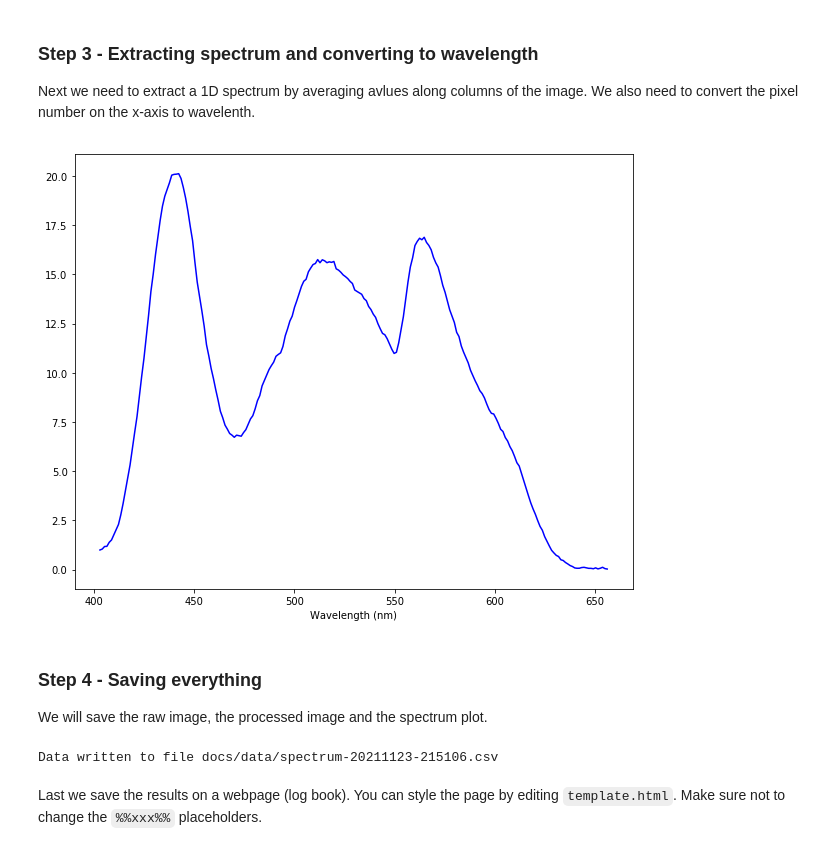
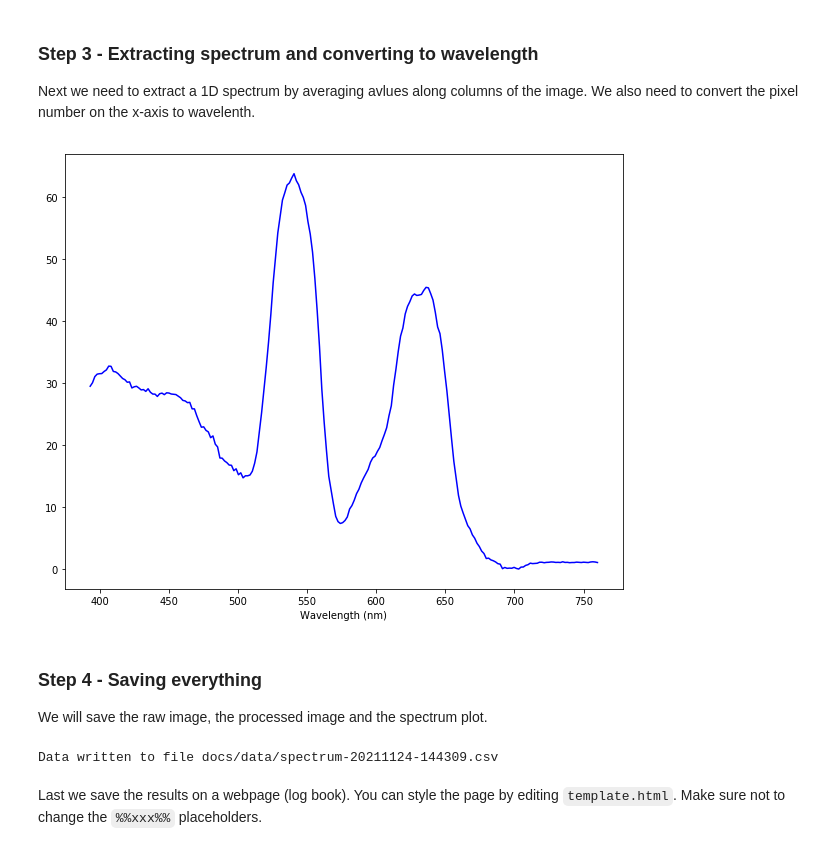
Before and after one commit to apzzd/LegoSpectrometer, a Jupyter notebook: SpectrometerControl.ipynb, the cells around one changed output. Cells and saved outputs as stored; diff of their text form; code cells hidden in the pictures.

Commit message:
new spectrum

```diff
--- a/SpectrometerControl.ipynb
+++ b/SpectrometerControl.ipynb
@@ -239,20 +239,20 @@ disp.display(processed.resize((disp.width, disp.height)))
 Next we need to extract a 1D spectrum by averaging avlues along columns of the image. We also need to convert the pixel number on the x-axis to wavelenth.
 # %%
 # pixel number of the green and orange line in the CFL spectrum
-pixelGreen = 122
-pixelOrange = 180
+pixelGreen = 90
+pixelOrange = 130
 
 # Wavelength in nm for those lines (e.g. from reference spectrum)
 wavelengthGreen = 544
 wavelengthOrange = 611
 
 wavelength, spectrum = getSpectrum(processed, wavelengthGreen, wavelengthOrange, pixelGreen, pixelOrange)
 
 plt.xlabel('Wavelength (nm)')
 plt.plot(wavelength, spectrum, color='blue')
 plt.savefig("docs/images/spectrum-"+measurementTaken+".jpg")
 # %% [output]
-[figure, old version]
+[figure, new version]
 # %% [markdown]
 ### Step 4 - Saving everything
 
@@ -262,7 +262,7 @@ raw.save("docs/images/raw-"+measurementTaken+".jpg")
 processed.save("docs/images/processed-"+measurementTaken+".jpg")
 saveCSV("docs/data/spectrum-"+measurementTaken+".csv", spectrum, wavelength)
 # %% [output]
-Data written to file docs/data/spectrum-20211123-215106.csv
+Data written to file docs/data/spectrum-20211124-144309.csv
 # %% [markdown]
 Last we save the results on a webpage (log book). You can style the page by editing `template.html`. Make sure not to change the `%%xxx%%` placeholders.
 # %%
```
Also changed, not shown: parts of 5 cells of this notebook, 6 other files.
